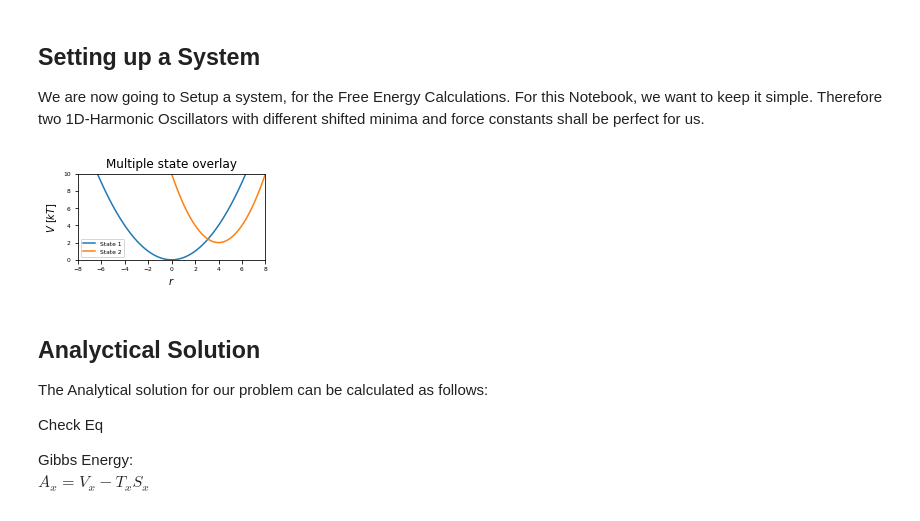
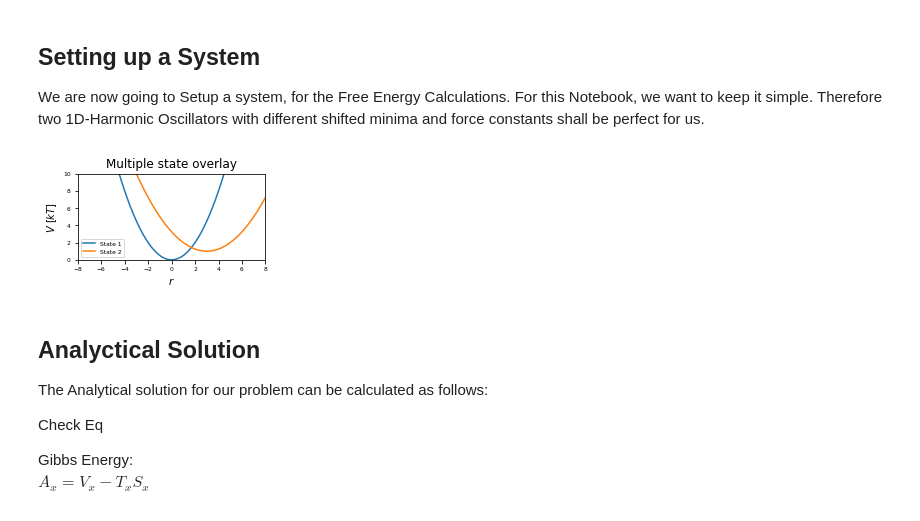
Before and after one commit to rinikerlab/Ensembler, a Jupyter notebook: examples/FreeEnergyCalculationSimulation.ipynb, the cells around one changed output. Cells and saved outputs as stored; diff of their text form; code cells hidden in the pictures.

```diff
--- a/examples/FreeEnergyCalculationSimulation.ipynb
+++ b/examples/FreeEnergyCalculationSimulation.ipynb
@@ -99,26 +98,26 @@ We are now going to Setup a system, for the Free Energy Calculations. For this N
 # %%
 #Build System
 #System Parameters:
 yoff1 = 0
 xoff1 = 0
-force_constant = k1 =0.5
+force_constant = k1 = 1
 
-entropic_difference = k2 = 1
-potential_difference = yoff2 = 2#1
-phase_space_distance = xoff2 = 4
+entropic_difference = k2 =0.5
+potential_difference = yoff2 = 1
+phase_space_distance = xoff2 = 3
 
 #State Potentials
 h1 = pot.harmonicOscillatorPotential(k=k1, x_shift=xoff1, y_shift=yoff1)
 h2 = pot.harmonicOscillatorPotential(k=k2, x_shift=xoff2, y_shift=yoff2)
 
 #Visualize
 from ensembler.visualisation.plotPotentials import multiState_overlays
 
 fig, _ = multiState_overlays([h1,h2])
 fig.tight_layout()
 #fig.savefig("2state_systems.png")
 # %% [output]
-[figure, old version]
+[figure, new version]
 # %% [markdown]
 ## Analyctical Solution
 The Analytical solution for our problem can be calculated as follows:
```
Also changed, not shown: parts of 47 cells of this notebook.
